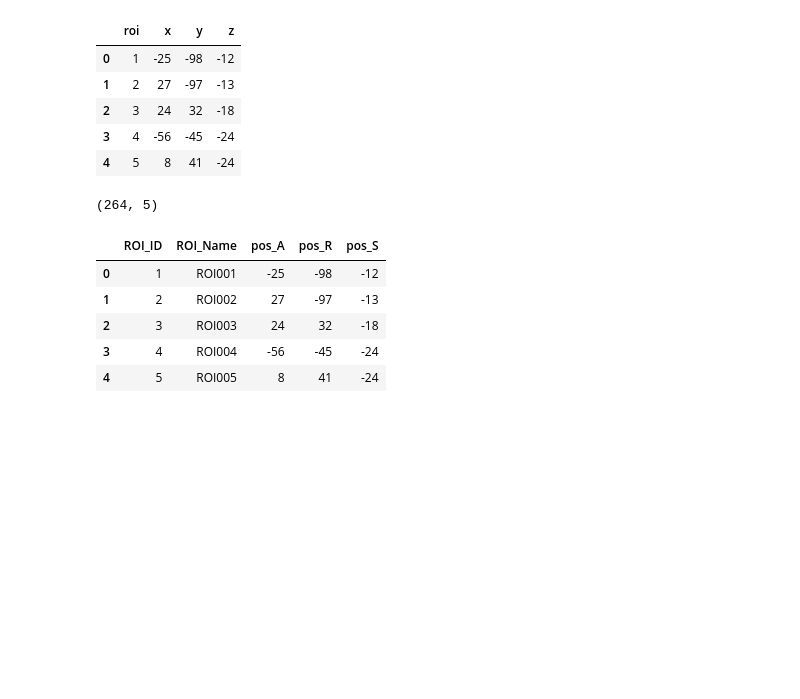
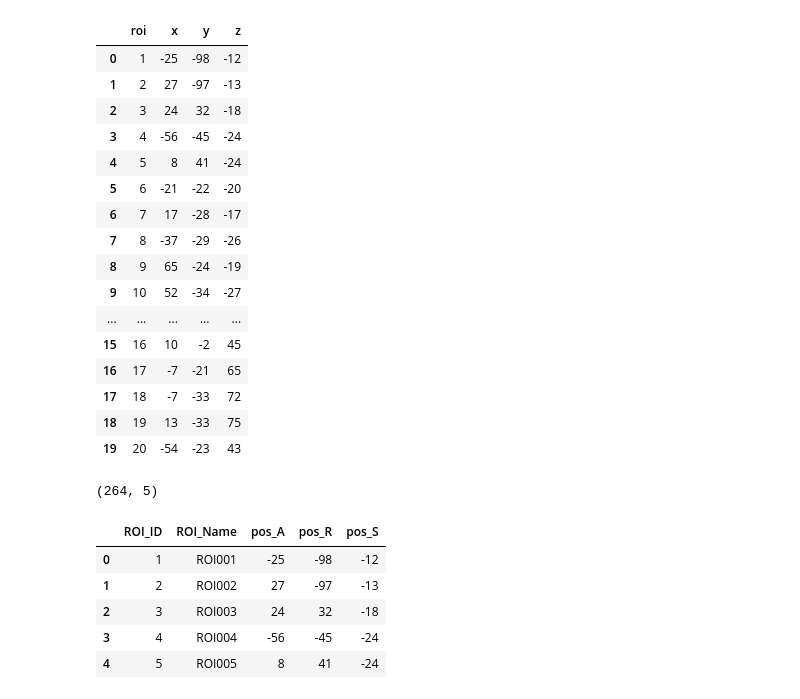
Before and after one commit to javiergcas/me_staticfc, a Jupyter notebook: code/notebooks/N02b_PrepapreAtlas_Power264.ipynb, the cells around one changed output. Saved outputs shown, nothing was run; the diff lists cells and outputs as text; code cells hidden in the pictures; blank space fills up the shorter version.

```diff
--- a/code/notebooks/N02b_PrepapreAtlas_Power264.ipynb
+++ b/code/notebooks/N02b_PrepapreAtlas_Power264.ipynb
@@ -7,14 +7,25 @@ import pandas as pd
 # %%
 power_atlas_info = fetch_coords_power_2011(False)
 # %%
-power_atlas_info['rois'].head(5)
+power_atlas_info['rois'].head(20)
 # %% [output]
 |  | roi | x | y | z |
 | 0 | 1 | -25 | -98 | -12 |
 | 1 | 2 | 27 | -97 | -13 |
 | 2 | 3 | 24 | 32 | -18 |
 | 3 | 4 | -56 | -45 | -24 |
 | 4 | 5 | 8 | 41 | -24 |
+| 5 | 6 | -21 | -22 | -20 |
+| 6 | 7 | 17 | -28 | -17 |
+| 7 | 8 | -37 | -29 | -26 |
+| 8 | 9 | 65 | -24 | -19 |
+| 9 | 10 | 52 | -34 | -27 |
+| ... | ... | ... | ... | ... |
+| 15 | 16 | 10 | -2 | 45 |
+| 16 | 17 | -7 | -21 | 65 |
+| 17 | 18 | -7 | -33 | 72 |
+| 18 | 19 | 13 | -33 | 75 |
+| 19 | 20 | -54 | -23 | 43 |
 # %%
 ATLAS_NAME='Power264'
 ATLAS_DIR = osp.join(ATLASES_DIR,ATLAS_NAME)
```
Also changed, not shown: parts of 9 cells of this notebook, 1 other file.
